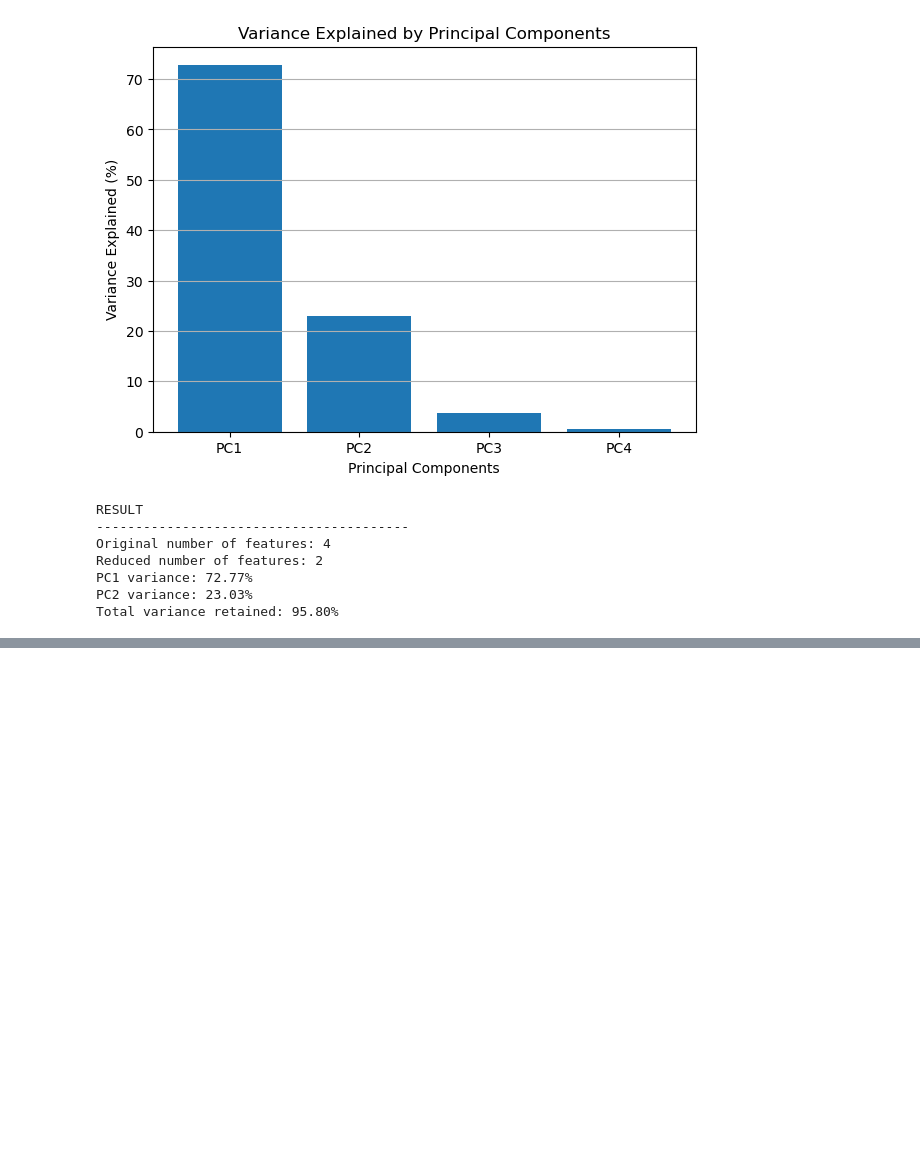
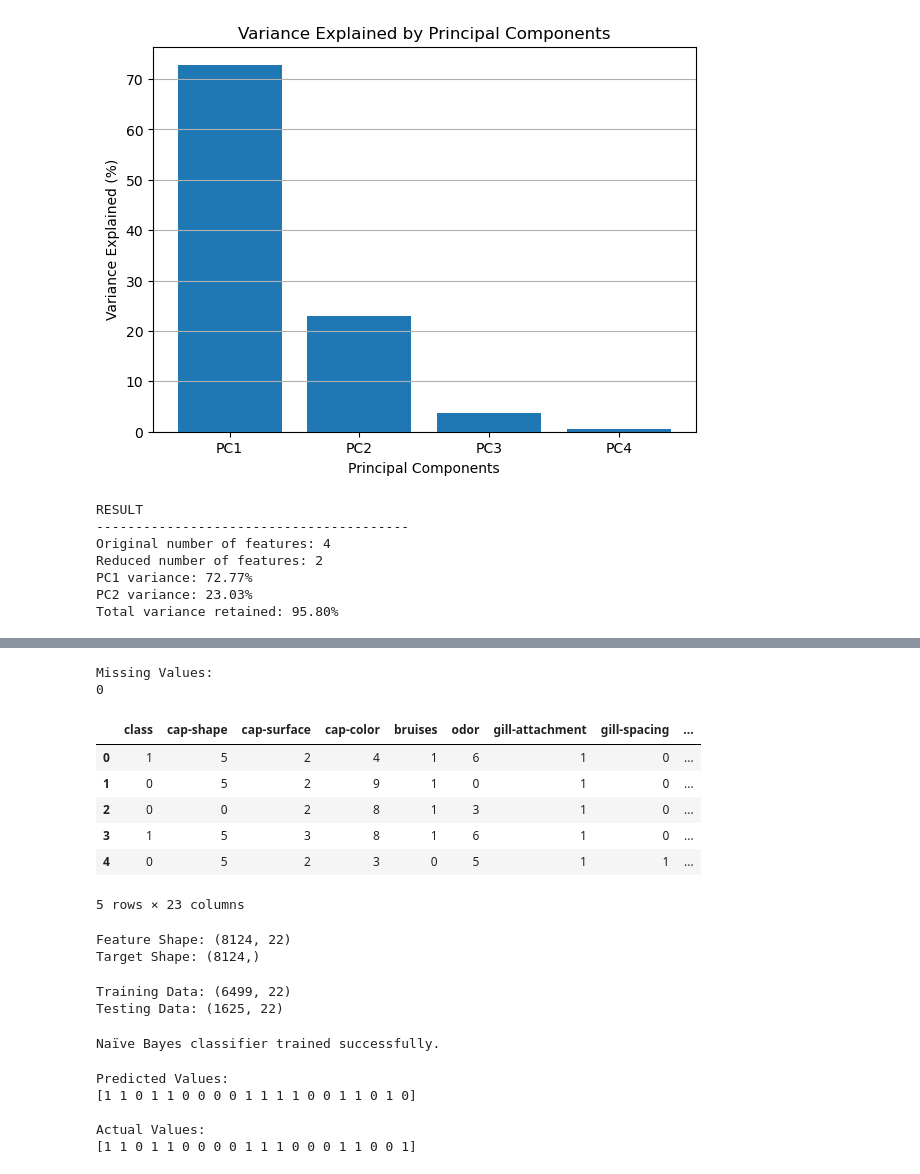
Before and after one commit to koustav-B/MACHINE-LEARNING-LAB-CS-AI26509, a Jupyter notebook: day5.ipynb, the cells around one changed output, grey strips where cells are left out. Saved outputs shown, nothing was run; the diff lists cells and outputs as text; code cells hidden in the pictures; blank space fills up the shorter version.

Commit message:
PCA & Naive Bayes updated

```diff
--- a/day5.ipynb
+++ b/day5.ipynb
@@ -219,0 +236,76 @@ Path to dataset files: C:\Users\koust\.cache\kagglehub\datasets\uciml\mushroom-c
+# %%
+# Check for missing values
+print("Missing Values:")
+print(df.isnull().sum().sum())
+# %% [output]
+Missing Values:
+0
+# %%
+# Create a copy of the dataset
+df_encoded = df.copy()
+
+# Encode all categorical columns
+encoder = LabelEncoder()
+
+for column in df_encoded.columns:
+    df_encoded[column] = encoder.fit_transform(df_encoded[column])
+
+# Display encoded data
+df_encoded.head()
+# %% [output]
+|  | class | cap-shape | cap-surface | cap-color | bruises | odor | gill-attachment | gill-spacing | ... |
+| 0 | 1 | 5 | 2 | 4 | 1 | 6 | 1 | 0 | ... |
+| 1 | 0 | 5 | 2 | 9 | 1 | 0 | 1 | 0 | ... |
+| 2 | 0 | 0 | 2 | 8 | 1 | 3 | 1 | 0 | ... |
+| 3 | 1 | 5 | 3 | 8 | 1 | 6 | 1 | 0 | ... |
+| 4 | 0 | 5 | 2 | 3 | 0 | 5 | 1 | 1 | ... |
+5 rows × 23 columns
+# %%
+X = df_encoded.drop("class", axis=1)
+y = df_encoded["class"]
+
+print("Feature Shape:", X.shape)
+print("Target Shape:", y.shape)
+# %% [output]
+Feature Shape: (8124, 22)
+Target Shape: (8124,)
+# %%
+X_train, X_test, y_train, y_test = train_test_split(
+    X,
+    y,
+    test_size=0.20,
+    random_state=42,
+    stratify=y
+)
+
+print("Training Data:", X_train.shape)
+print("Testing Data:", X_test.shape)
+# %% [output]
+Training Data: (6499, 22)
+Testing Data: (1625, 22)
+# %%
+# Create Naïve Bayes classifier
+model = GaussianNB()
+
+# Train the model
+model.fit(X_train, y_train)
+
+print("Naïve Bayes classifier trained successfully.")
+# %% [output]
+Naïve Bayes classifier trained successfully.
+# %%
+# Predict the test data
+y_pred = model.predict(X_test)
+
+# Display first 20 predictions
+print("Predicted Values:")
+print(y_pred[:20])
+
+print("\nActual Values:")
+print(y_test.values[:20])
+# %% [output]
+Predicted Values:
+[1 1 0 1 1 0 0 0 0 1 1 1 1 0 0 1 1 0 1 0]
+
+Actual Values:
+[1 1 0 1 1 0 0 0 0 1 1 1 0 0 0 1 1 0 0 1]
```
Also changed, not shown: parts of 13 cells of this notebook.
